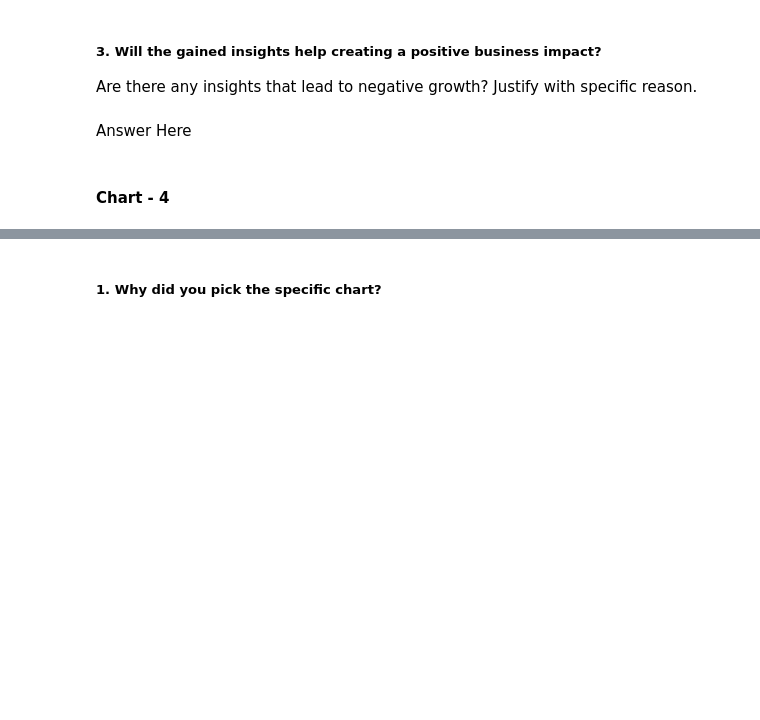
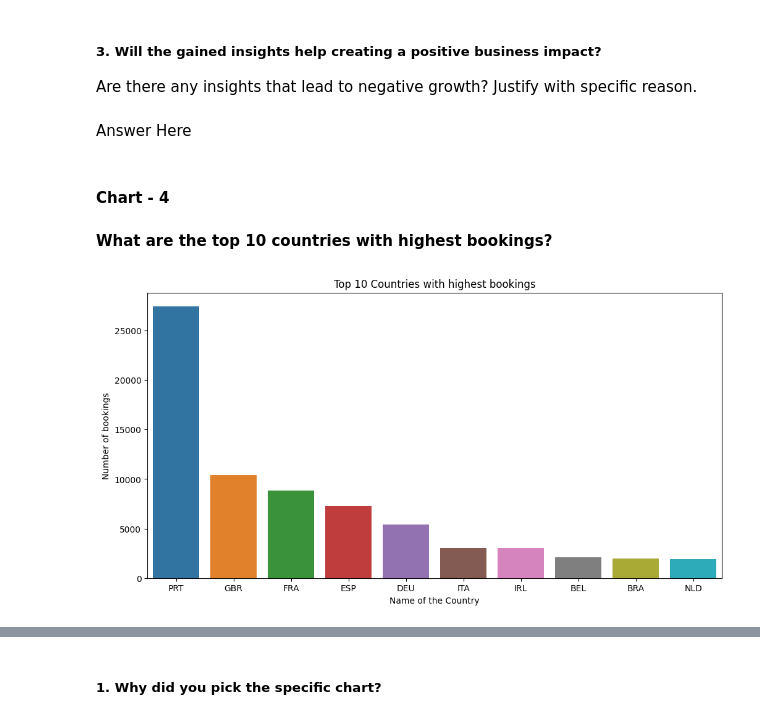
Before and after one commit to errohit2511097/repo1, a Jupyter notebook: hotel_booking_analysis.ipynb, the cells around one changed output, grey strips where cells are left out. Saved outputs shown, nothing was run; the diff lists cells and outputs as text; code cells hidden in the pictures; blank space fills up the shorter version.

```diff
--- a/hotel_booking_analysis.ipynb
+++ b/hotel_booking_analysis.ipynb
@@ -243,0 +593,23 @@ Answer Here
+# %% [markdown]
+**What are the top 10 countries with highest bookings?**
+# %%
+# Chart - 4 visualization code
+# Prepare the data
+hotel_booking_df
+
+# Clean the data
+top_10_countries = hotel_booking_df.country.value_counts().head(10)
+
+# Plot the data
+plt.figure(figsize = (12,6))
+sns.barplot(x = top_10_countries.index, y = top_10_countries)
+
+# # Change/Customize the plot
+plt.xlabel('Name of the Country')
+plt.ylabel('Number of bookings')
+plt.title('Top 10 Countries with highest bookings')
+
+# Shave/Show the plot
+plt.show()
+# %% [output]
+[figure, added]
```
Also changed, not shown: parts of 60 cells of this notebook.
